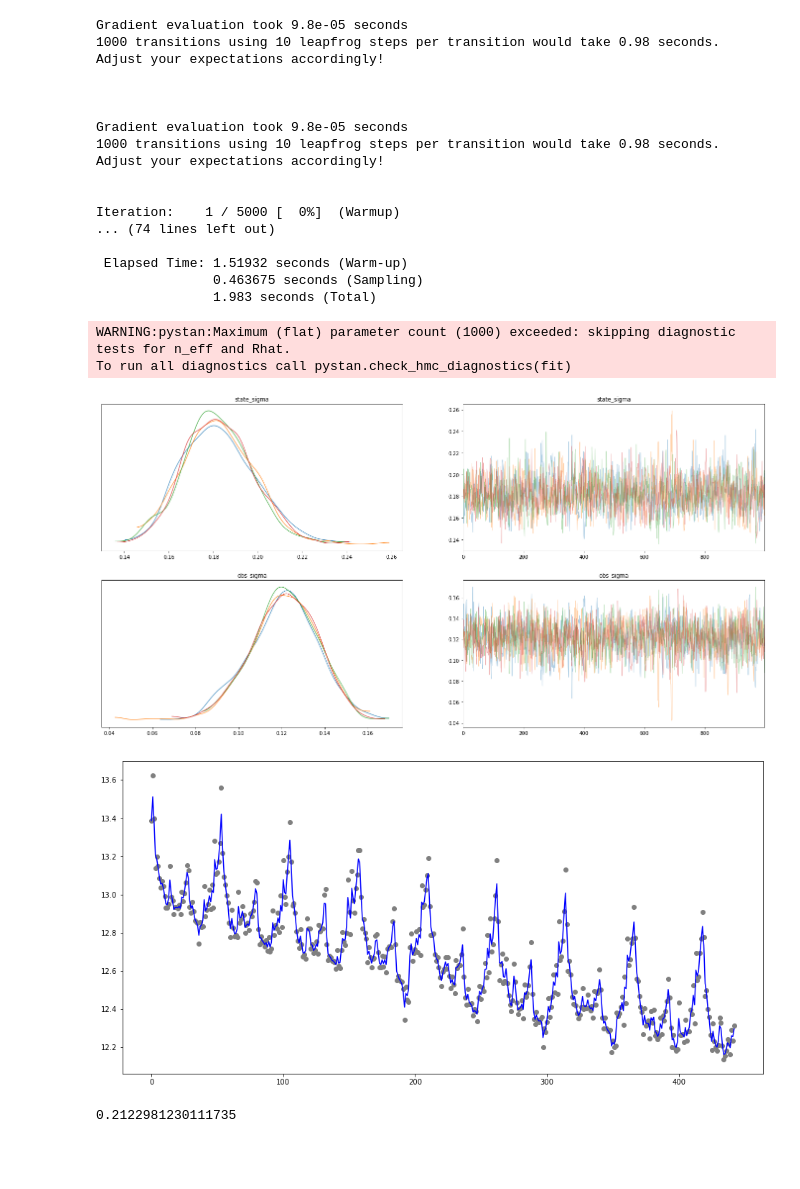
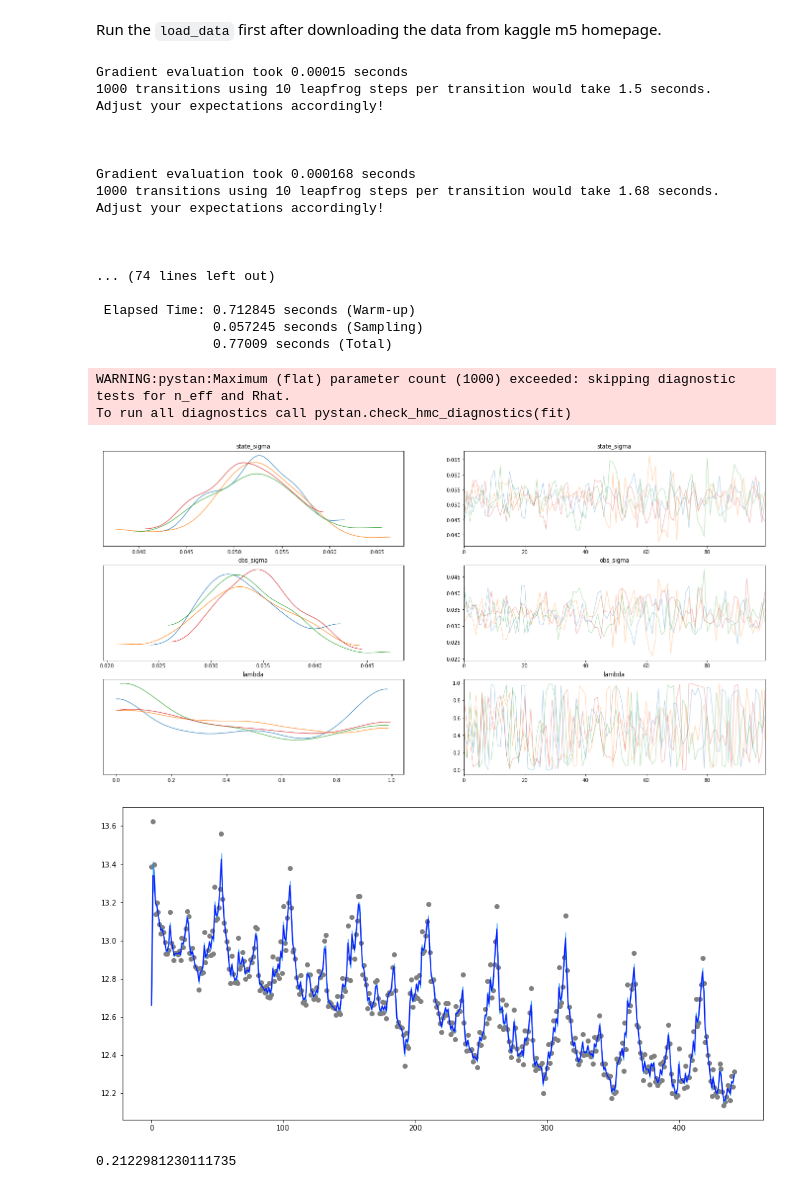
Before and after one commit to edwinnglabs/ts-playground, a Jupyter notebook: notebooks/state_space_models/local_level_boxcox.ipynb, the cells around one changed output. Saved outputs shown, nothing was run; the diff lists cells and outputs as text; code cells hidden in the pictures; blank space fills up the shorter version.

```diff
--- a/notebooks/state_space_models/local_level_boxcox.ipynb
+++ b/notebooks/state_space_models/local_level_boxcox.ipynb
@@ -22,49 +16,52 @@ del compiled_path
+# %% [markdown]
+Run the `load_data` first after downloading the data from kaggle m5 homepage.
 # %%
 raw_data = load_iclaims()
-y = raw_data['claims']
+raw_y = raw_data['claims']
+y = raw_y / np.mean(raw_y)
 # y = (y - np.mean(y))/np.std(y)
 sdy = np.std(y)
 # %%
 data = {
     'N': len(y),
     'Y' : y,
-    'SD_Y' : 1.0,
-    'A1' : y[0],
+    'SD_Y' : sdy,
+    'A1' : 0.0,
     'P1' : 0.0,
-    'STATE_SIGMA_MEAN': 0.1 * sdy,
-    'STATE_SIGMA_SD': 1.0 * sdy,
-    'OBS_SIGMA_MEAN': 0.8 * sdy,
-    'OBS_SIGMA_SD': 1.0 * sdy,
+    'STATE_SIGMA_MEAN': 1.0,
+    'STATE_SIGMA_SD': 1.0,
+    'OBS_SIGMA_MEAN': 1.0,
+    'OBS_SIGMA_SD': 1.0,
 }
 # %%
 ss_fit = ss_mod.sampling(
     data=data,
-    warmup=4000,
-    iter=5000,
+    warmup=1000,
+    iter=1100,
     chains=4,
 )
 # %% [output]
-Gradient evaluation took 9.8e-05 seconds
-1000 transitions using 10 leapfrog steps per transition would take 0.98 seconds.
+Gradient evaluation took 0.00015 seconds
+1000 transitions using 10 leapfrog steps per transition would take 1.5 seconds.
 Adjust your expectations accordingly!
 
 
 
-Gradient evaluation took 9.8e-05 seconds
-1000 transitions using 10 leapfrog steps per transition would take 0.98 seconds.
+Gradient evaluation took 0.000168 seconds
+1000 transitions using 10 leapfrog steps per transition would take 1.68 seconds.
 Adjust your expectations accordingly!
 
 
-Iteration:    1 / 5000 [  0%]  (Warmup)
+
 ... (74 lines left out)
 
- Elapsed Time: 1.51932 seconds (Warm-up)
-               0.463675 seconds (Sampling)
-               1.983 seconds (Total)
+ Elapsed Time: 0.712845 seconds (Warm-up)
+               0.057245 seconds (Sampling)
+               0.77009 seconds (Total)
 WARNING:pystan:Maximum (flat) parameter count (1000) exceeded: skipping diagnostic tests for n_eff and Rhat.
 To run all diagnostics call pystan.check_hmc_diagnostics(fit)
 # %%
 az_posteriors = az.from_pystan(ss_fit)
-az.plot_trace(az_posteriors, var_names=['state_sigma', 'obs_sigma'], compact=False, figsize=(24, 12));
+az.plot_trace(az_posteriors, var_names=['state_sigma', 'obs_sigma', 'lambda'], compact=False, figsize=(24, 12));
 # %% [output]
-[figure, old version]
+[figure, new version]
@@ -77,10 +75,11 @@ states_mean = np.mean(ss_posteriors['states'], 0)
 # %%
 fig, ax = plt.subplots(1, 1, figsize=(16, 8))
 x = np.arange(0, len(y))
-ax.scatter(x, y, c='grey')
-ax.plot(x, states_mean[:-1], color='blue');
+ax.scatter(x, raw_y, c='grey')
+ax.plot(x, yhat_med, color='blue', alpha=0.8);
+ax.fill_between(x=x, y1=yhat_lower, y2=yhat_upper, color='dodgerblue', alpha=0.8);
 # %% [output]
-[figure, old version]
+[figure, new version]
 # %%
 ss_posteriors = ss_fit.extract(pars=['F'])
 ss_posteriors['F'].mean()
```
Also changed, not shown: parts of 4 cells of this notebook, 1 other file.
